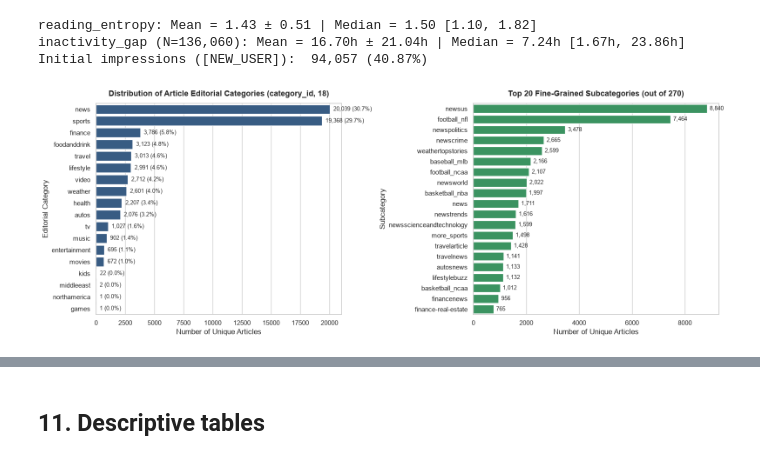
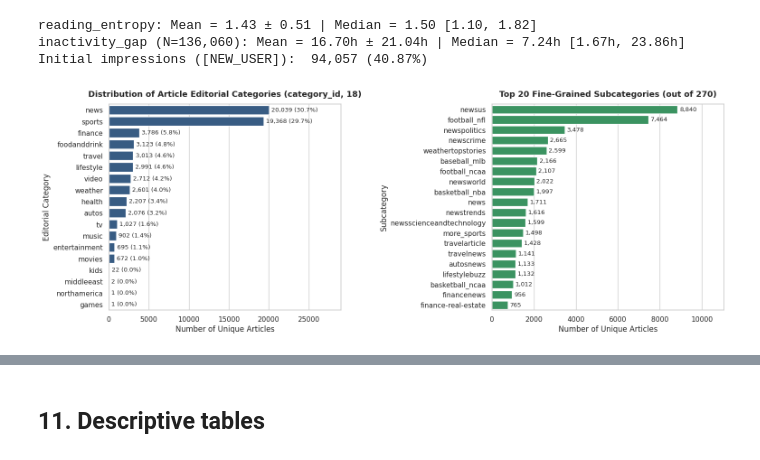
Before and after one commit to nguyenvanminh281005/bt4222-group12, a Jupyter notebook: data_preparation/1_eda.ipynb, the cells around one changed output, grey strips where cells are left out. Saved outputs shown, nothing was run; the diff lists cells and outputs as text; code cells hidden in the pictures.

```diff
--- a/data_preparation/1_eda.ipynb
+++ b/data_preparation/1_eda.ipynb
@@ -1089,35 +1104,37 @@ cat_counts = news["category"].value_counts()
 sns.barplot(x=cat_counts.values, y=cat_counts.index, ax=axes[0], color="#2b5c8f")
 axes[0].set_title(
     "Distribution of Article Editorial Categories (category_id, 18)",
     fontsize=13,
     fontweight="bold",
     pad=12,
 )
 axes[0].set_xlabel("Number of Unique Articles")
 axes[0].set_ylabel("Editorial Category")
 
 for i, v in enumerate(cat_counts.values):
     pct = (v / len(news)) * 100
     axes[0].text(v + 300, i, f"{v:,} ({pct:.1f}%)", va="center", fontsize=9.5)
 
 subcat_counts = news["subcategory"].value_counts().head(20)
 sns.barplot(x=subcat_counts.values, y=subcat_counts.index, ax=axes[1], color="#2ca25f")
 axes[1].set_title(
     "Top 20 Fine-Grained Subcategories (out of 270)",
     fontsize=13,
     fontweight="bold",
     pad=12,
 )
 axes[1].set_xlabel("Number of Unique Articles")
 axes[1].set_ylabel("Subcategory")
 
 for i, v in enumerate(subcat_counts.values):
     axes[1].text(v + 100, i, f"{v:,}", va="center", fontsize=9.5)
 
-plt.tight_layout()
+axes[0].set_xlim(0, cat_counts.max() * 1.45)
+axes[1].set_xlim(0, subcat_counts.max() * 1.25)
+fig.subplots_adjust(wspace=0.65, left=0.12, right=0.97, bottom=0.12)
 plt.show()
 # %% [output]
-[figure, old version]
+[figure, new version]
 # %%
 fig, axes = plt.subplots(1, 2, figsize=(16, 6))
 dow_map = {0: "Mon", 1: "Tue", 2: "Wed", 3: "Thu", 4: "Fri", 5: "Sat", 6: "Sun"}
```
Also changed, not shown: parts of 21 cells of this notebook, 19 other files.
